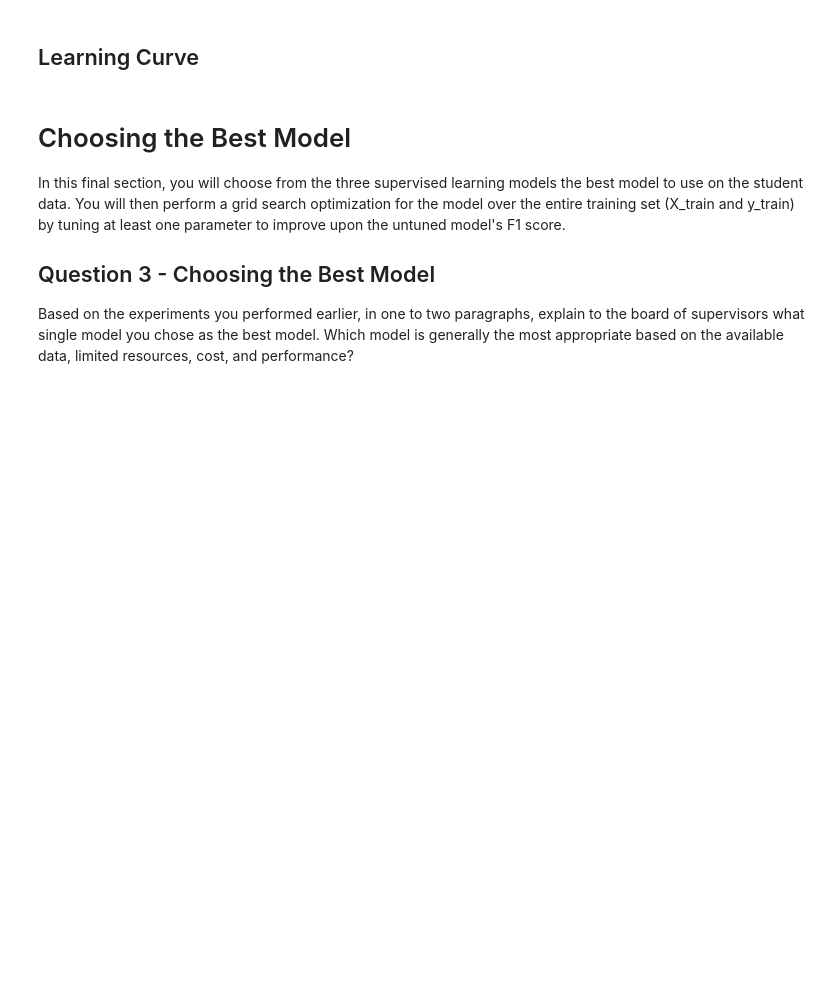
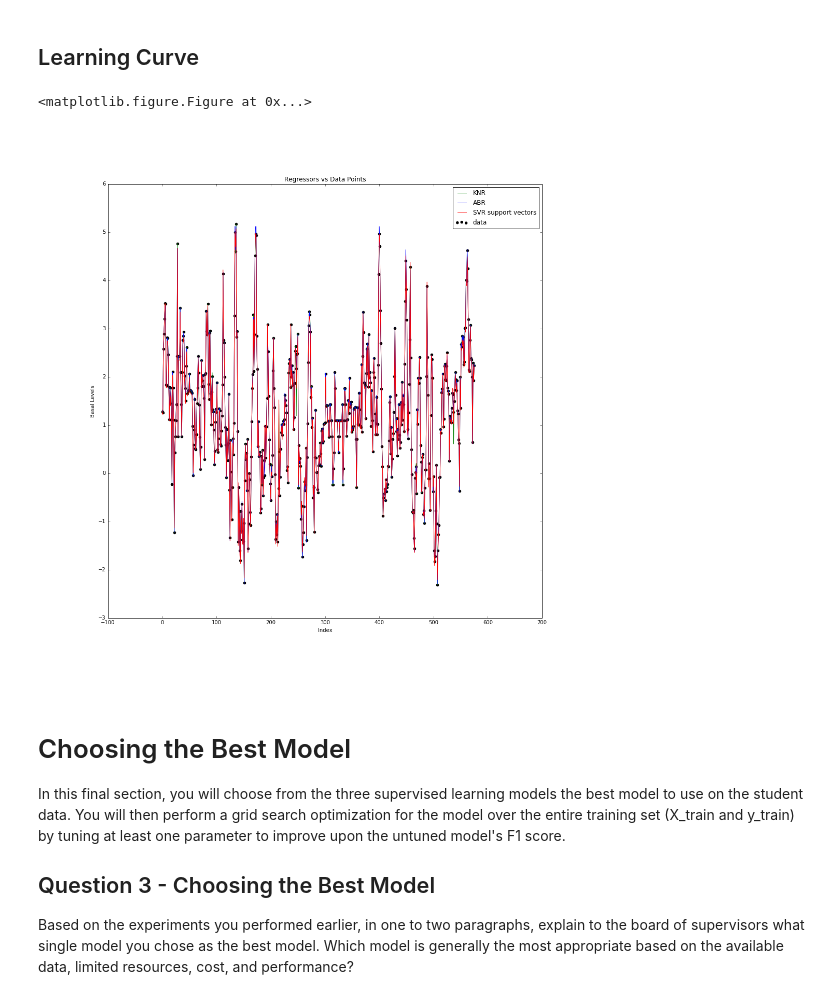
Before and after one commit to rbiven/ArtificialPanc, a Jupyter notebook: CapstoneDiabetes1.ipynb, the cells around one changed output. Drawn from its saved outputs; the diff is of its cells as text; code cells hidden in the pictures; blank space fills up the shorter version.

Commit message:
feat: Added visualization for regressors layed on top of data.

```diff
--- a/CapstoneDiabetes1.ipynb
+++ b/CapstoneDiabetes1.ipynb
@@ -488,5 +418,61 @@ plt.show()
 # %% [markdown]
 ## Learning Curve
+# %%
+import sklearn.learning_curve as curves
+
+y_pred1 = clf_A.predict(X_all)
+y_pred2 = clf_B.predict(X_all)
+y_pred3 = clf_C.predict(X_all)
+
+
+# Visualize data and regression curves
+plt.figure()
+plt.figure(figsize=(15,15))
+x_scat = range(n_readings)
+
+plt.scatter(x_scat, diabetes_data["Basal Carbs (Liver)"], c='k', label='data', zorder=1)
+plt.plot(x_scat, y_pred1, c='g', label='KNR', zorder=2)
+plt.plot(x_scat, y_pred2, c='b', label='ABR', zorder=2)
+plt.plot(x_scat, y_pred3, c='r', label='SVR support vectors',
+            zorder=2)
+
+plt.xlabel('Index')
+plt.ylabel('Basal Levels')
+plt.title('Regressors vs Data Points')
+plt.legend()
+
+
+'''
+# Visualize learning curves
+plt.figure()
+
+knr = neighbors.KNeighborsRegressor(n_neighbors=5, weights='distance')
+abr = AdaBoostRegressor(DecisionTreeRegressor(max_depth=4),
+                          n_estimators=300, random_state=0)
+svr = svm.SVR(kernel='rbf', C=1e3, gamma=0.2)
+
+
+train_sizes, train_scores_svr, test_scores_svr = \
+    curves(svr, X[:100], y[:100], train_sizes=np.linspace(0.1, 1, 10),
+                   scoring="neg_mean_squared_error", cv=10)
+train_sizes_abs, train_scores_kr, test_scores_kr = \
+    curves(knr, X[:100], y[:100], train_sizes=np.linspace(0.1, 1, 10),
+                   scoring="neg_mean_squared_error", cv=10)
+
+
+plt.plot(train_sizes, -test_scores_svr.mean(1), 'o-', color="r",
+         label="SVR")
+plt.plot(train_sizes, -test_scores_knr.mean(1), 'o-', color="g",
+         label="KNR")
+plt.xlabel("Train size")
+plt.ylabel("Mean Squared Error")
+plt.title('Learning curves')
+plt.legend(loc="best")
+'''
+plt.show()
+# %% [output]
+<matplotlib.figure.Figure at 0x...>
+[figure, added]
 # %% [markdown]
 
 # Choosing the Best Model
```
Also changed, not shown: parts of 8 cells of this notebook.
